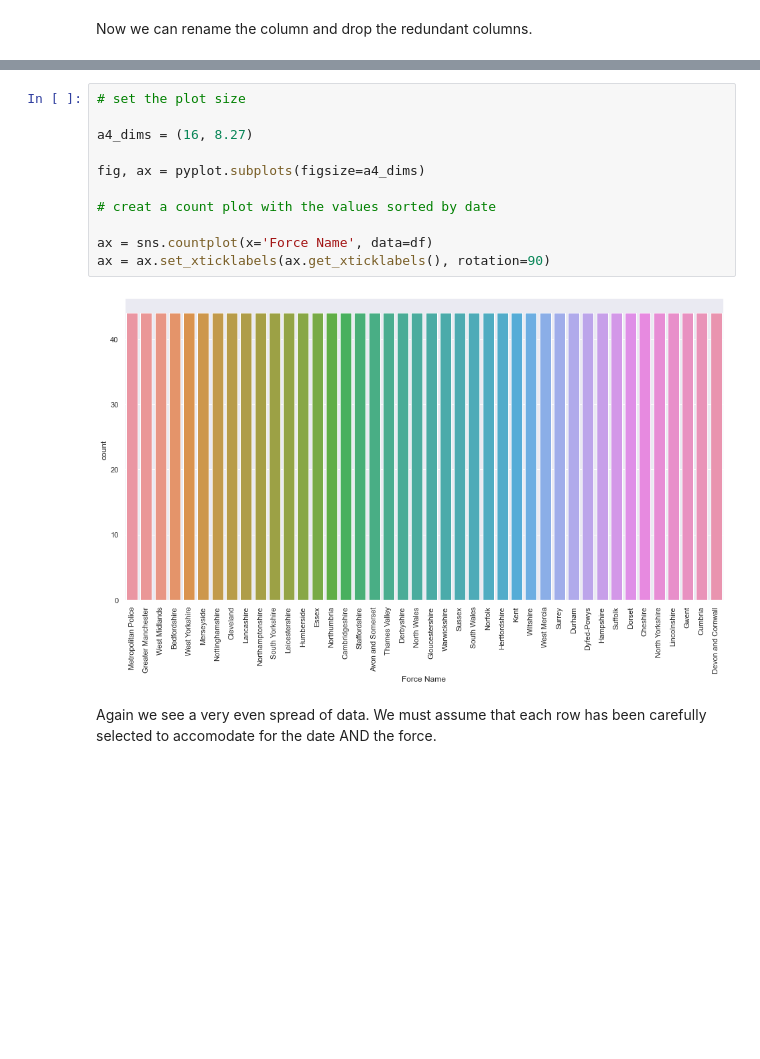
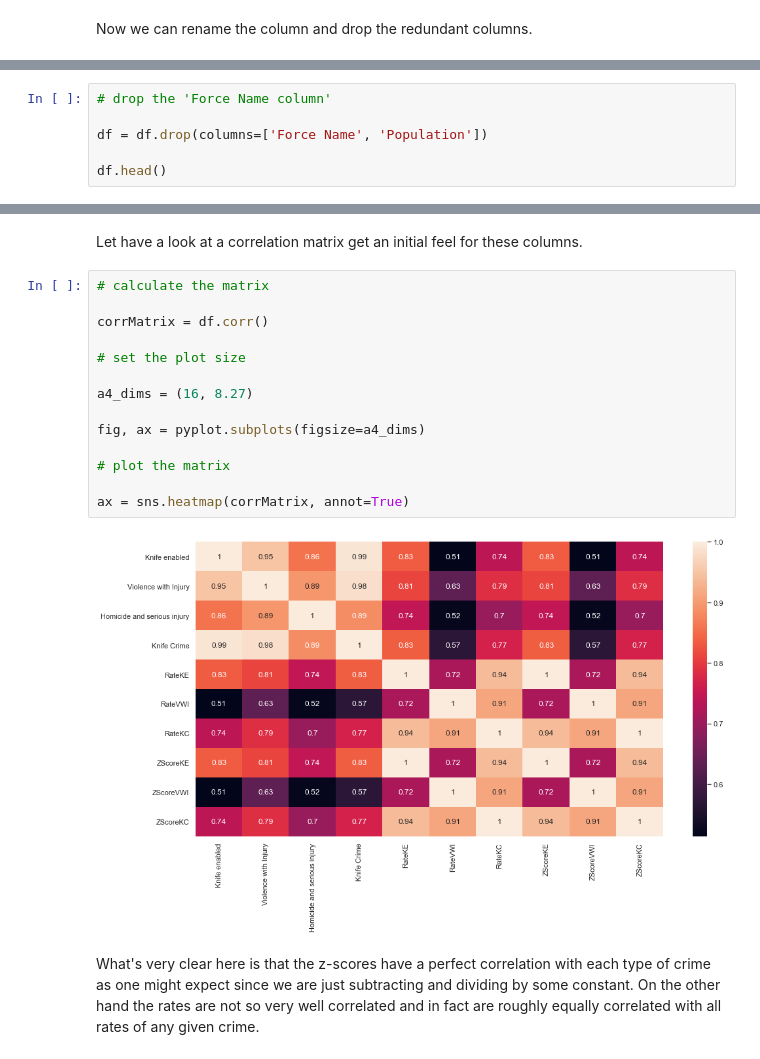
Before and after one commit to Hekkta/Knife-crime-EDA, a Jupyter notebook: Knife crime EDA.ipynb, the cells around one changed output, grey strips where cells are left out. Cells and saved outputs as stored; diff of their text form; blank space fills up the shorter version.

```diff
--- a/Knife crime EDA.ipynb
+++ b/Knife crime EDA.ipynb
@@ -148,0 +133,6 @@ array(['Metropolitan Police', 'Greater Manchester', 'West Midlands',
+# %%
+# drop the 'Force Name column'
+
+df = df.drop(columns=['Force Name', 'Population'])
+
+df.head()
@@ -149,15 +148,20 @@ array(['Metropolitan Police', 'Greater Manchester', 'West Midlands',
+# %% [markdown]
+Let have a look at a correlation matrix get an initial feel for these columns.
 # %%
+# calculate the matrix
+
+corrMatrix = df.corr()
+
 # set the plot size
 
 a4_dims = (16, 8.27)
 
 fig, ax = pyplot.subplots(figsize=a4_dims)
 
-# creat a count plot with the values sorted by date
+# plot the matrix
 
-ax = sns.countplot(x='Force Name', data=df)
-ax = ax.set_xticklabels(ax.get_xticklabels(), rotation=90)
+ax = sns.heatmap(corrMatrix, annot=True)
 # %% [output]
-[figure, old version]
+[figure, new version]
-# %% [markdown]
-Again we see a very even spread of data. We must assume that each row has been carefully selected to accomodate for the date AND the force.
+# %% [markdown]
+What's very clear here is that the z-scores have a perfect correlation with each type of crime as one might expect since we are just subtracting and dividing by some constant. On the other hand the rates are not so very well correlated and in fact are roughly equally correlated with all rates of any given crime.
```
Also changed, not shown: parts of 13 cells of this notebook.
